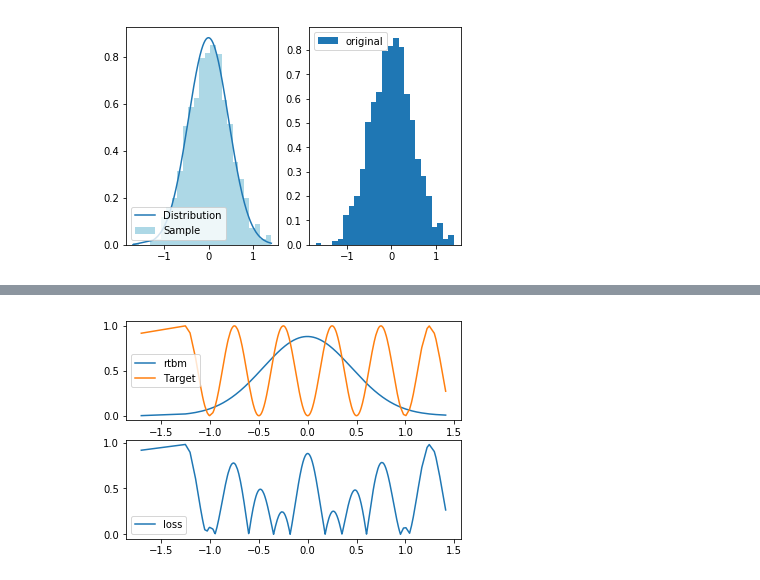
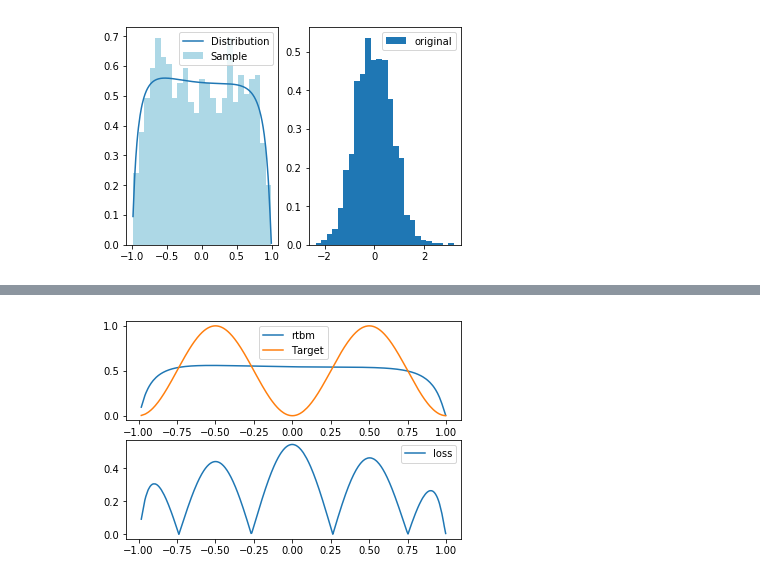
Before and after one commit to RiemannAI/theta, a Jupyter notebook: PruebasDeInit.ipynb, the cells around one changed output, grey strips where cells are left out. Drawn from its saved outputs; the diff is of its cells as text; code cells hidden in the pictures.

Commit message:
entrenamiento good con tanh, nh=3

```diff
--- a/PruebasDeInit.ipynb
+++ b/PruebasDeInit.ipynb
@@ -14,15 +15,15 @@ from joblib import Parallel, delayed
 plt.rcParams['figure.figsize'] = [16, 4]
 # %%
 ndim = 1
-nhid = 2
+nhid = 3
 nevt = 1e3
 rtbm = RTBM(ndim, nhid,
             minimization_bound=50,
             gaussian_init=True,
             positive_T=True,
             positive_Q=True,
-            gaussian_parameters = {"mean" : 0, "std": 0.2},
-            sampling_activation = "None"
+            gaussian_parameters = {"mean" : 0.0, "std": 0.5},
+            sampling_activation = "tanh"
            )
 params_0 = copy.deepcopy(rtbm.get_parameters())
 # %%
@@ -47,10 +48,10 @@ plt.subplot(1,2,2)
 plt.hist(ordered_r, bins=25, density=True, label="original")
 _ = plt.legend()
 # %% [output]
-[figure, old version]
+[figure, new version]
 # %%
 def my_fun(xarr):
-    res = pow(np.sin(xarr*np.pi*2.0), 2)
+    res = pow(np.sin(xarr*np.pi), 2)
     return res
 
 def kl(x, y):
@@ -80,4 +81,4 @@ Total loss: 369.1079835922279
-[figure, old version]
+[figure, new version]
 # %%
 def generate_loss(xinput):
 
```
Also changed, not shown: parts of 6 cells of this notebook, 1 other file.
